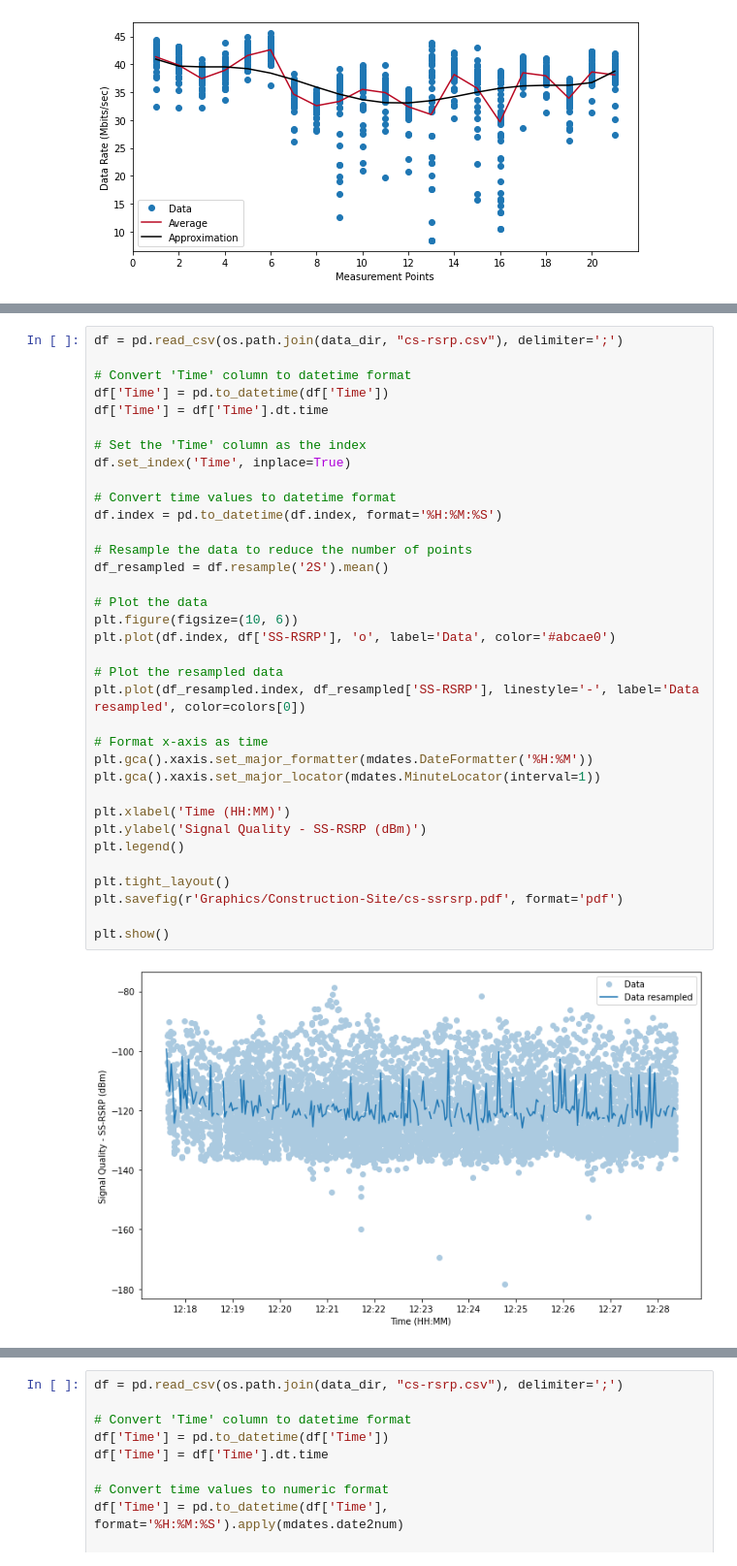
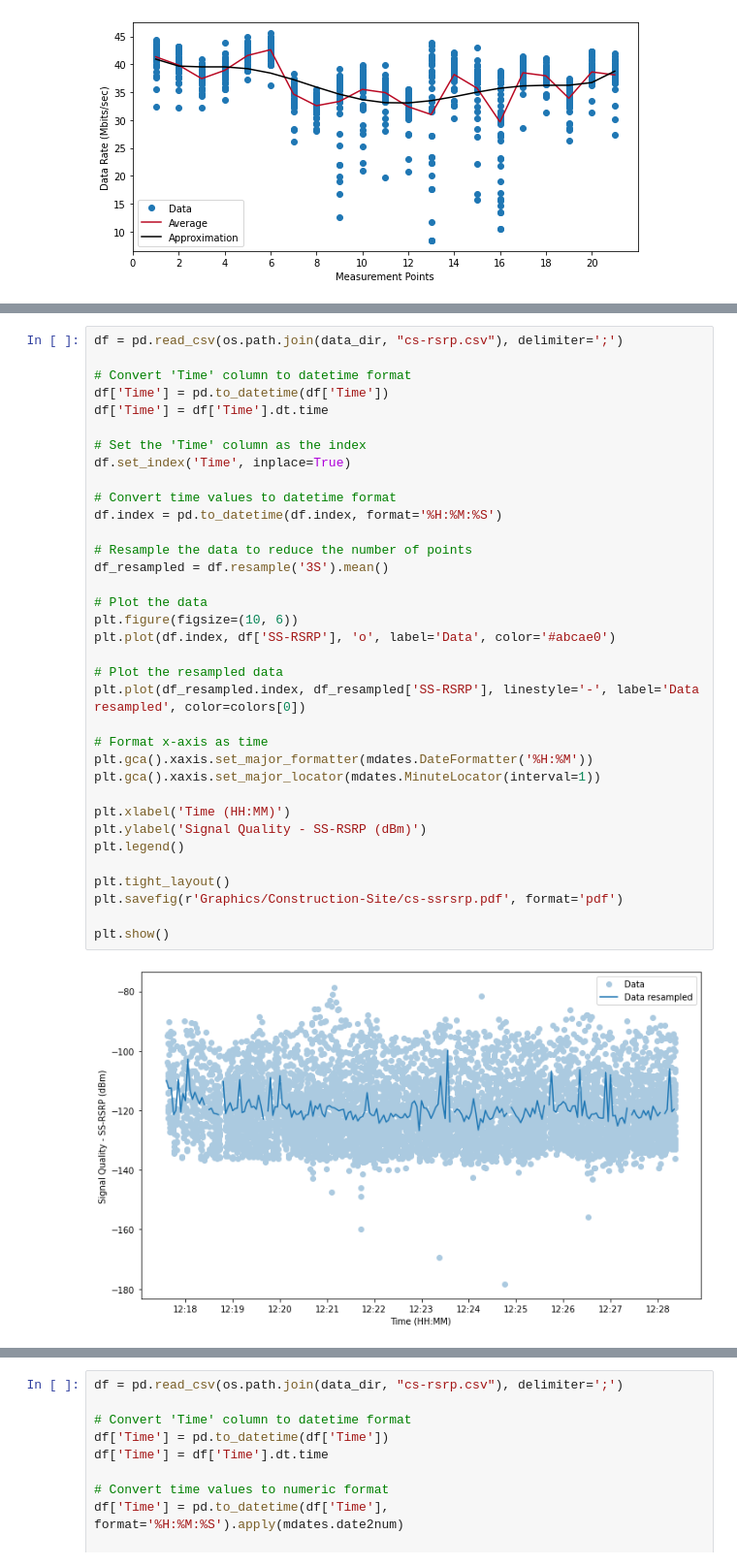
Before and after one commit to luizassimoes/bachelor-thesis, a Jupyter notebook: CS-codes.ipynb, the cells around one changed output, grey strips where cells are left out. Shown at 97% size. Cells and saved outputs as stored; diff of their text form.

```diff
--- a/CS-codes.ipynb
+++ b/CS-codes.ipynb
@@ -250,32 +228,32 @@ df['Time'] = pd.to_datetime(df['Time'])
 df['Time'] = df['Time'].dt.time
 
 # Set the 'Time' column as the index
 df.set_index('Time', inplace=True)
 
 # Convert time values to datetime format
 df.index = pd.to_datetime(df.index, format='%H:%M:%S')
 
 # Resample the data to reduce the number of points
-df_resampled = df.resample('2S').mean()
+df_resampled = df.resample('3S').mean()
 
 # Plot the data
 plt.figure(figsize=(10, 6))
 plt.plot(df.index, df['SS-RSRP'], 'o', label='Data', color='#abcae0')
 
 # Plot the resampled data
 plt.plot(df_resampled.index, df_resampled['SS-RSRP'], linestyle='-', label='Data resampled', color=colors[0])
 
 # Format x-axis as time
 plt.gca().xaxis.set_major_formatter(mdates.DateFormatter('%H:%M'))
 plt.gca().xaxis.set_major_locator(mdates.MinuteLocator(interval=1))
 
 plt.xlabel('Time (HH:MM)')
 plt.ylabel('Signal Quality - SS-RSRP (dBm)')
 plt.legend()
 
 plt.tight_layout()
 plt.savefig(r'Graphics/Construction-Site/cs-ssrsrp.pdf', format='pdf')
 
 plt.show()
 # %% [output]
-[figure, old version]
+[figure, new version]
```
Also changed, not shown: parts of 3 cells of this notebook, 7 other files.
